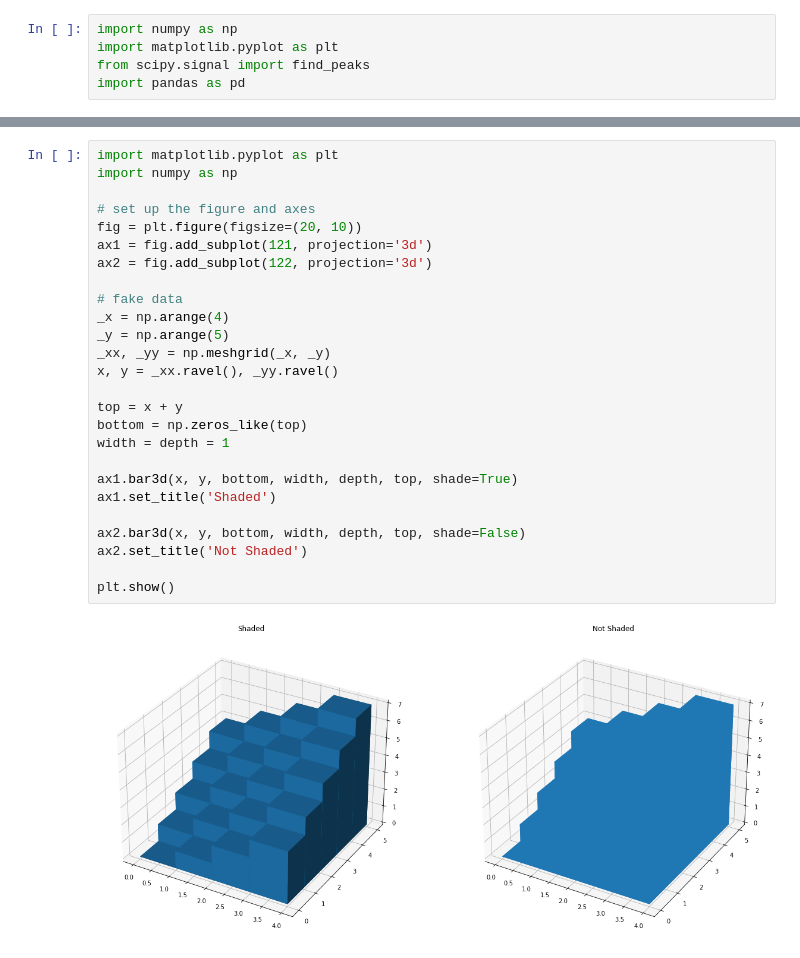
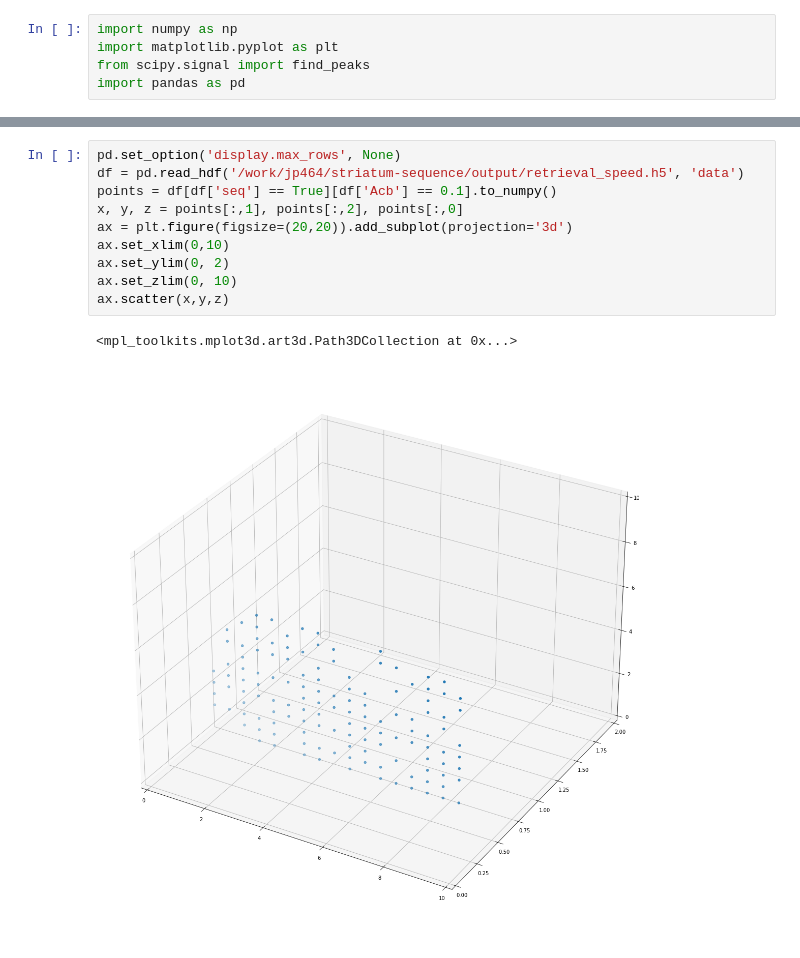
Before and after one commit to jp464/striatal-sequence, a Jupyter notebook: figures/article/1/playground.ipynb, the cells around one changed output, grey strips where cells are left out. Saved outputs shown, nothing was run; the diff lists cells and outputs as text.

```diff
--- a/figures/article/1/playground.ipynb
+++ b/figures/article/1/playground.ipynb
@@ -63,28 +14,13 @@ print(np.meshgrid(_x, _y)[0])
-# %%
-import matplotlib.pyplot as plt
-import numpy as np
-
-# set up the figure and axes
-fig = plt.figure(figsize=(20, 10))
-ax1 = fig.add_subplot(121, projection='3d')
-ax2 = fig.add_subplot(122, projection='3d')
-
-# fake data
-_x = np.arange(4)
-_y = np.arange(5)
-_xx, _yy = np.meshgrid(_x, _y)
-x, y = _xx.ravel(), _yy.ravel()
-
-top = x + y
-bottom = np.zeros_like(top)
-width = depth = 1
-
-ax1.bar3d(x, y, bottom, width, depth, top, shade=True)
-ax1.set_title('Shaded')
-
-ax2.bar3d(x, y, bottom, width, depth, top, shade=False)
-ax2.set_title('Not Shaded')
-
-plt.show()
-# %% [output]
-[figure, removed]
+# %%
+pd.set_option('display.max_rows', None)
+df = pd.read_hdf('/work/jp464/striatum-sequence/output/retrieval_speed.h5', 'data')
+points = df[df['seq'] == True][df['Acb'] == 0.1].to_numpy()
+x, y, z = points[:,1], points[:,2], points[:,0]
+ax = plt.figure(figsize=(20,20)).add_subplot(projection='3d')
+ax.set_xlim(0,10)
+ax.set_ylim(0, 2)
+ax.set_zlim(0, 10)
+ax.scatter(x,y,z)
+# %% [output]
+<mpl_toolkits.mplot3d.art3d.Path3DCollection at 0x...>
+[figure, added]
```
Also changed, not shown: parts of 9 cells of this notebook, 28 other files.
